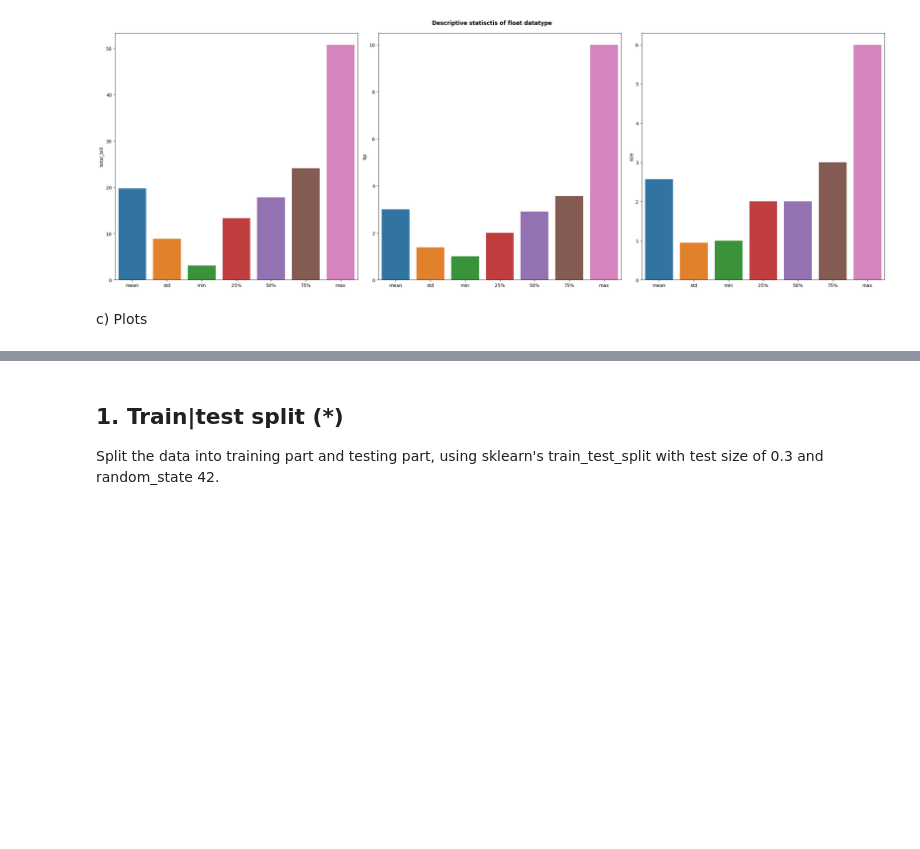
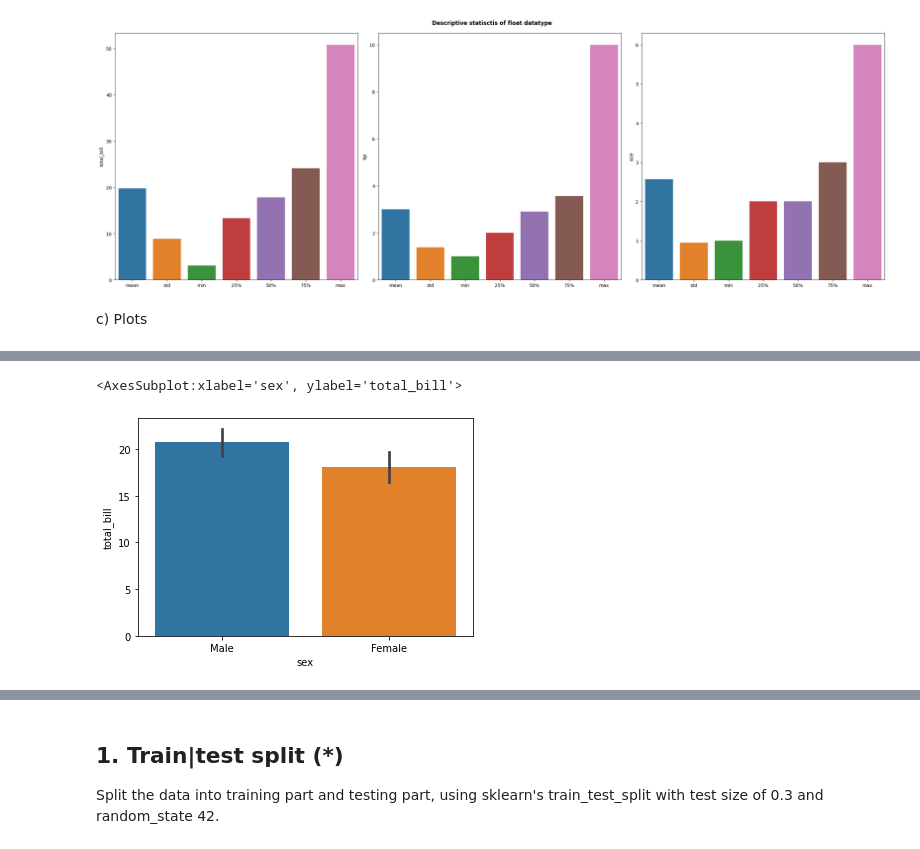
Before and after one commit to yuna-liu/Maskininlarning-Yuna-Liu, a Jupyter notebook: Exercises/E03_overfit_regularization.ipynb, the cells around one changed output, grey strips where cells are left out. Saved outputs shown, nothing was run; the diff lists cells and outputs as text; code cells hidden in the pictures; blank space fills up the shorter version.

```diff
--- a/Exercises/E03_overfit_regularization.ipynb
+++ b/Exercises/E03_overfit_regularization.ipynb
@@ -129,0 +168,7 @@ c) Plots
+# %%
+# Barplot
+sns.barplot(x ="sex" , y ="total_bill" , data=tips)
+# Inference - Total Bill Amount for males is more than Females.
+# %% [output]
+<AxesSubplot:xlabel='sex', ylabel='total_bill'>
+[figure, added]
```
Also changed, not shown: parts of 29 cells of this notebook.
